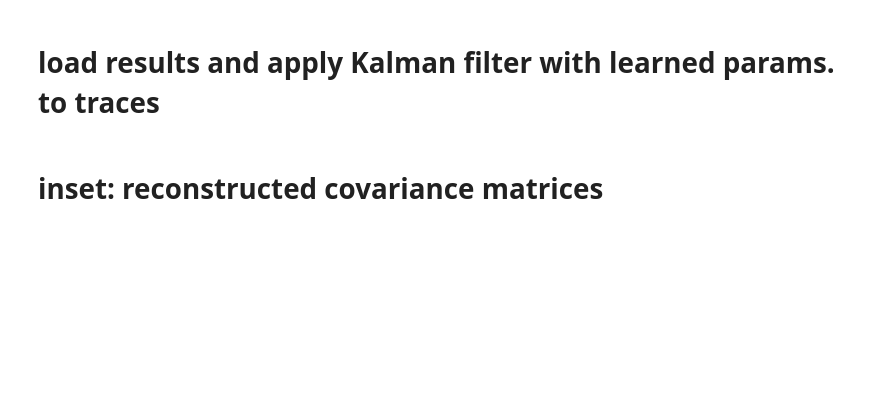
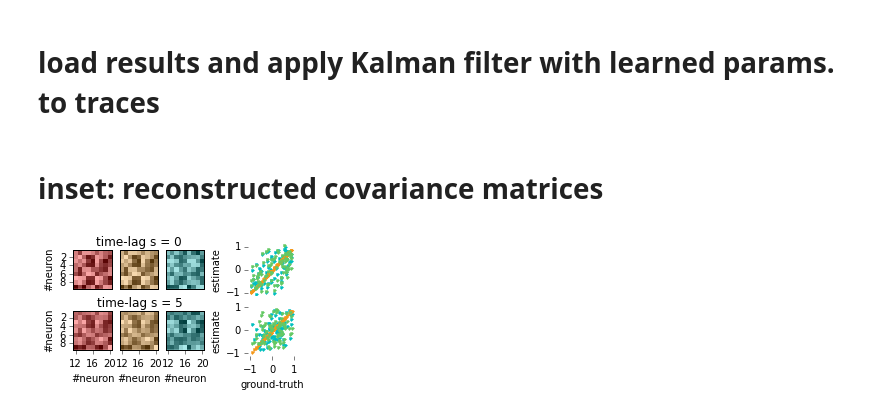
Before and after one commit to mackelab/le_stitch, a Jupyter notebook: python/dev/showcase.ipynb, the cells around one changed output. Cells and saved outputs as stored; diff of their text form; code cells hidden in the pictures; blank space fills up the shorter version.

```diff
--- a/python/dev/showcase.ipynb
+++ b/python/dev/showcase.ipynb
@@ -988,6 +988,8 @@ plt.show()
 # inset: reconstructed covariance matrices
 # %%
 %matplotlib inline
+
+fig_path =  '/home/mackelab/Desktop/Projects/Stitching/figures/'
 
 #########################
 # predicted covariances #
@@ -1085,33 +1087,36 @@ for m in range(len(lag_range)):
                      [len(i21)-.5, len(i21)-.5],
                      edgecolor=color_stitch,
                      where=None, facecolor=color_stitch, alpha=0.33)
     plt.tick_params(axis="both", which="both", top="off", right="off", labelleft="on", tickdir='out')
     plt.title('time-lag s = ' + str(lag_range[m]))
 
     # finish scatter plot
 
     plt.subplot(len(lag_range),4,(m+1)*4)
     plt.plot(Qgt.reshape(-1), tmp.reshape(-1), '.', color=color_stitch)
     plt.axis([-1.1, 1.1, -1.1, 1.1])
 
     X = parss[1]['X'][m_*n:(m_+1)*n,:]
     C12, C21 = parss[0]['C'][:-2,:], -parss[1]['C'][2:,:]
     tmp = C12.dot(X).dot(C21.T)
     plt.plot(Qgt.reshape(-1), tmp.reshape(-1), '.', color=color_sp2)
 
     plt.tick_params(axis="both", which="both", top="off", right="off", labelleft="on", tickdir='out')
     plt.box('off')
 
     plt.yticks([-1, 0, 1])
     plt.xticks([])
     if m == len(lag_range)-1:
         plt.xlabel('ground-truth')
         plt.xticks([-1, 0, 1])
     plt.ylabel('estimate')
 
 
+plt.savefig(fig_path + 'cov_predictions__transition_n3_oscillator.pdf')
 
 plt.show()
+# %% [output]
+[figure, added]
 # %%
 plt.figure(figsize=(10,6))
 
```
Also changed, not shown: parts of 3 cells of this notebook.
